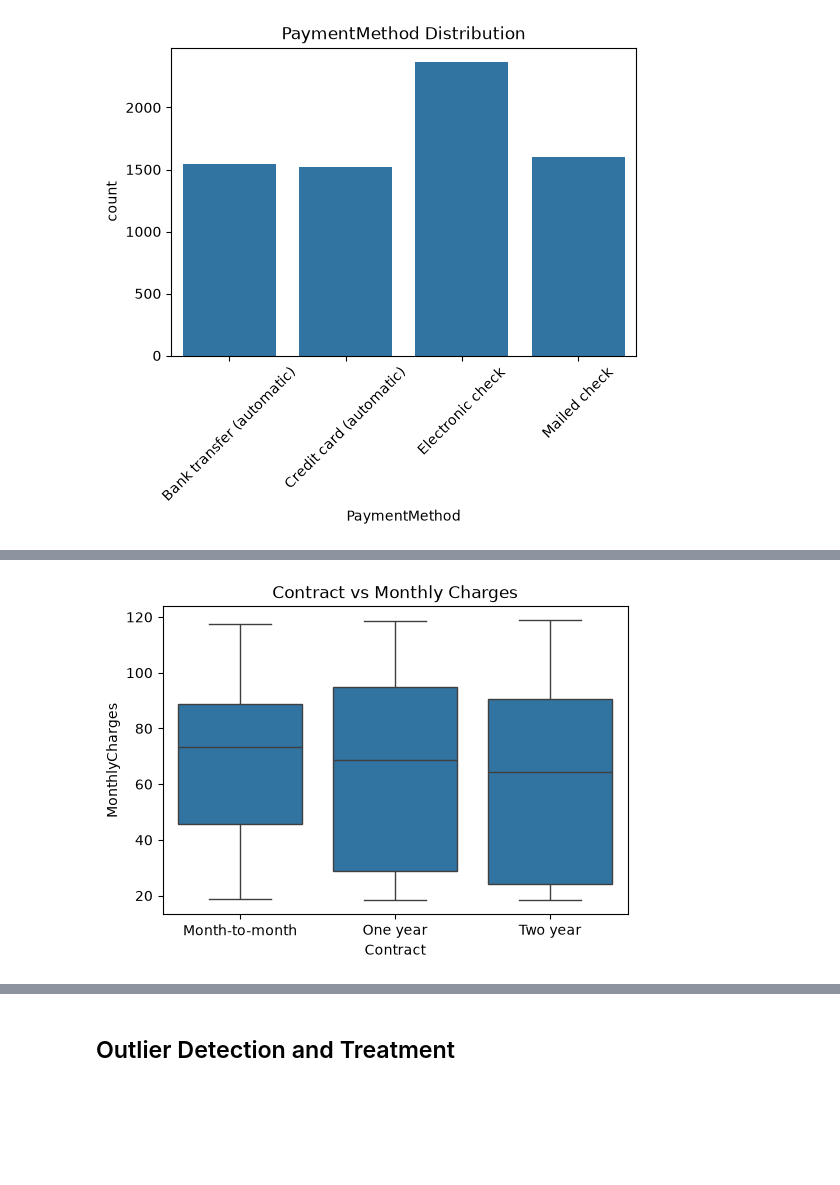
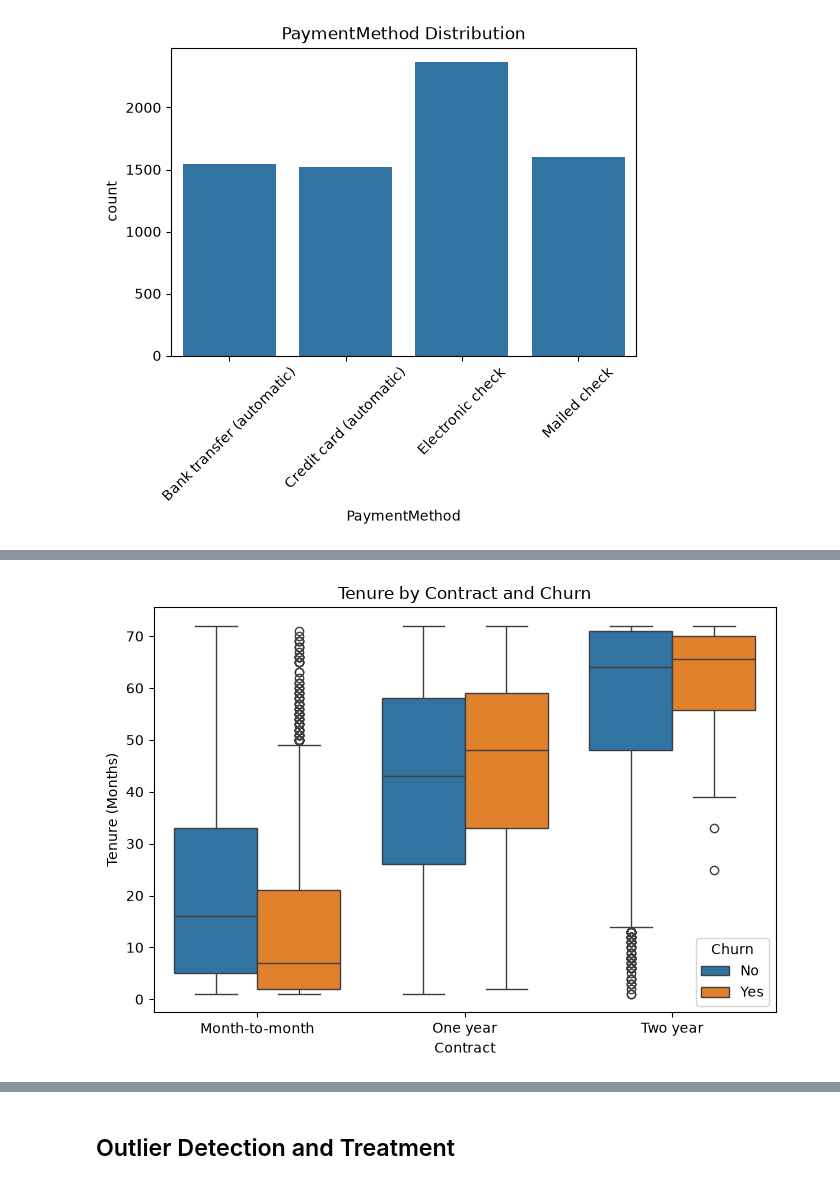
Before and after one commit to KrissadaSrisuwan/customer-churn-prediction, a Jupyter notebook: notebooks/01_eda_and_cleaning.ipynb, the cells around one changed output, grey strips where cells are left out. Saved outputs shown, nothing was run; the diff lists cells and outputs as text; code cells hidden in the pictures; blank space fills up the shorter version.

```diff
--- a/notebooks/01_eda_and_cleaning.ipynb
+++ b/notebooks/01_eda_and_cleaning.ipynb
@@ -346,9 +342,12 @@ plt.show()
 # %%
-# เปรียบเทียบค่าบริการรายเดือนของแต่ละประเภทสัญญา
-plt.figure(figsize=(6,4))
-sns.boxplot(data=df, x='Contract', y='MonthlyCharges')
-plt.title('Contract vs Monthly Charges')
+plt.figure(figsize=(7, 5))
+sns.boxplot(data=df, x='Contract', y='tenure', hue='Churn')
+plt.title('Tenure by Contract and Churn')
+plt.xlabel('Contract')
+plt.ylabel('Tenure (Months)')
+plt.tight_layout()
+plt.savefig('../outputs/figures/tenure_contract_churn.png', dpi=300, bbox_inches='tight')
 plt.show()
 # %% [output]
-[figure, old version]
+[figure, new version]
 # %%
```
Also changed, not shown: parts of 45 cells of this notebook.
